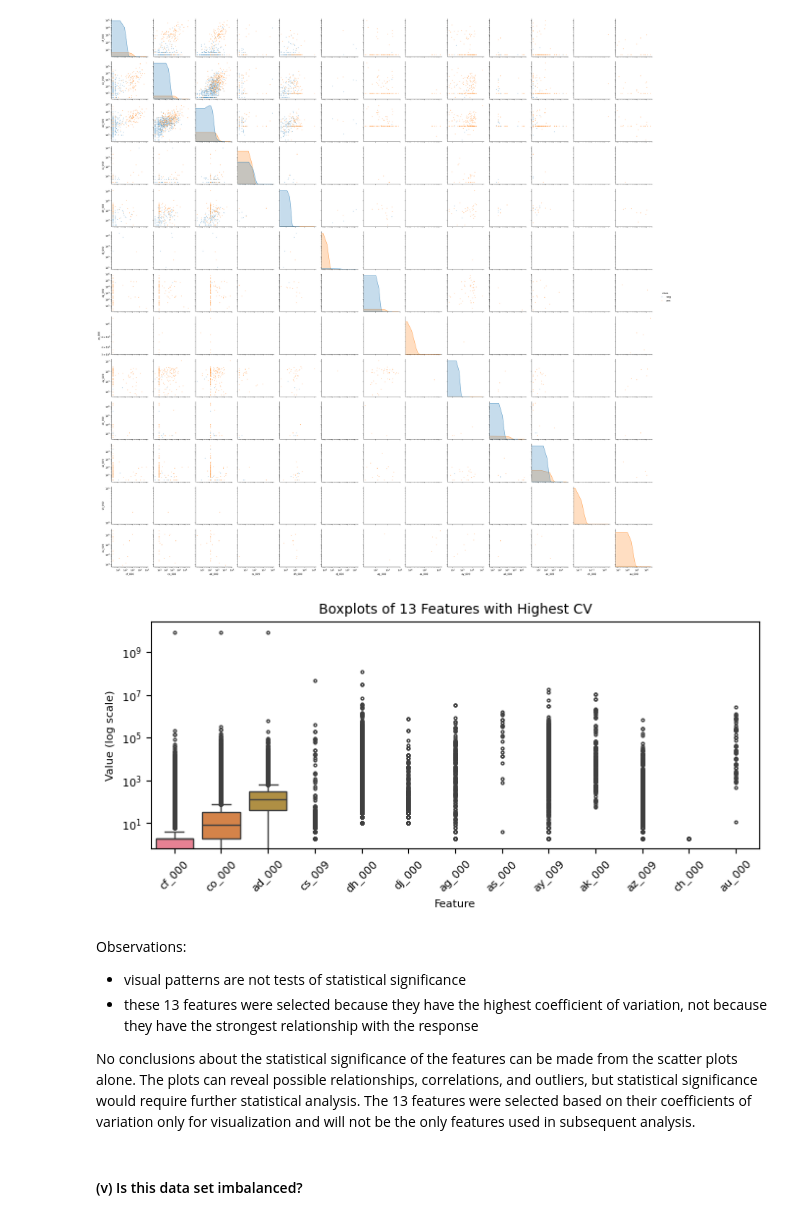
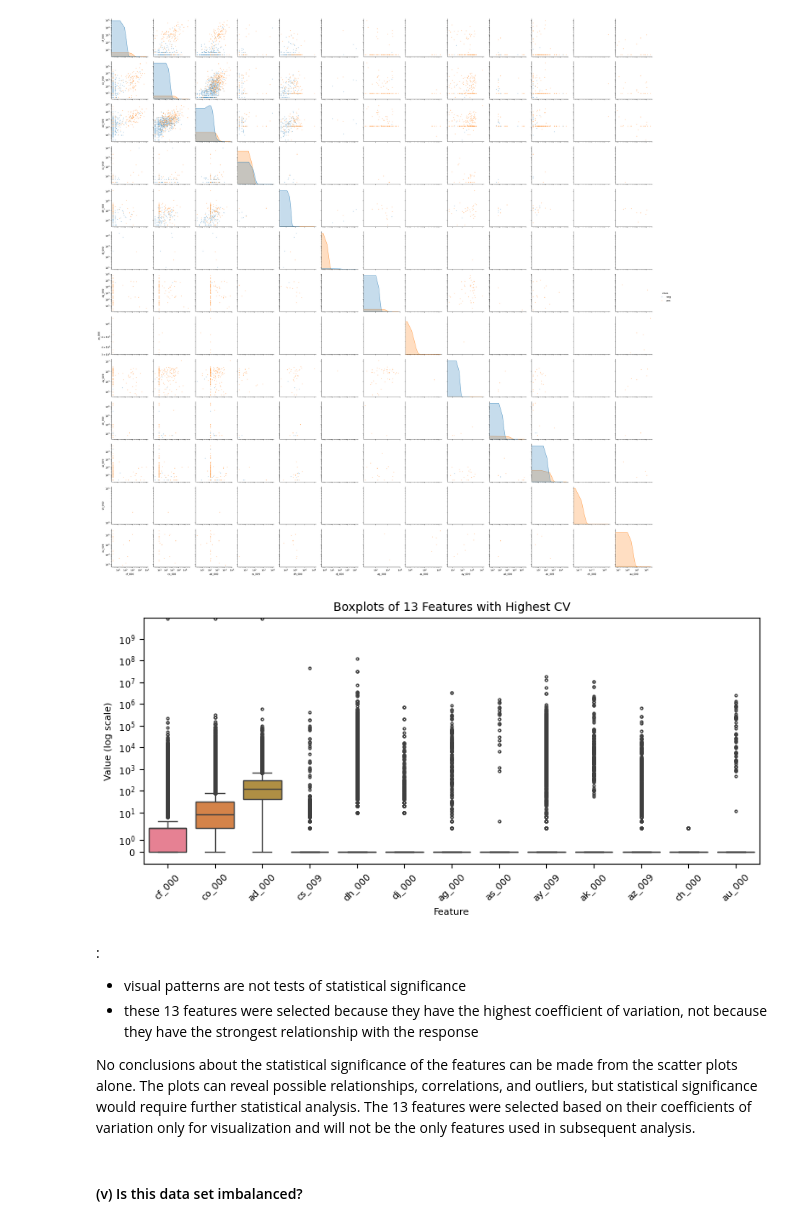
Before and after one commit to gblombach/DSCI-552_Homework_6, a Jupyter notebook: notebooks/Blombach_George_HW6.ipynb, the cells around one changed output. Drawn from its saved outputs; the diff is of its cells as text; code cells hidden in the pictures.

```diff
--- a/notebooks/Blombach_George_HW6.ipynb
+++ b/notebooks/Blombach_George_HW6.ipynb
@@ -37,10 +37,10 @@ train = pd.read_csv('../data/aps_failure_training_set.csv', skiprows=20, header=
 For this assignment I will use **median imputation** because it is simple and it does not discard otherwise useful observations.
 # %%
 #separate values before imputation
-X_train = train.drop(columns="class")
-y_train = train["class"]
-X_test = test.drop(columns="class")
-y_test = test["class"]
+X_train = train.drop(columns="class").copy()
+y_train = train["class"].copy()
+X_test = test.drop(columns="class").copy()
+y_test = test["class"].copy()
 
 #setup imputer
 imputer = SimpleImputer(strategy="median")
@@ -103,19 +103,21 @@ plt.show()
 # %% [output]
 [figure]
 # %%
-plt.figure(figsize=(8, 3))
+plt.figure(figsize=(8, 4))
 sns.boxplot(data=X_train_imputed[top_13], flierprops={'markersize': 2})
-plt.yscale("log")
+plt.yscale("symlog")
 plt.xticks(rotation=45, fontsize=8)
 plt.yticks(fontsize=8)
 plt.xlabel("Feature", fontsize=8)
 plt.ylabel("Value (log scale)", fontsize=8)
 plt.title("Boxplots of 13 Features with Highest CV", fontsize=10)
+plt.ylim(bottom=-1) #show the zeros
+plt.tight_layout()
 plt.show()
 # %% [output]
-[figure, old version]
+[figure, new version]
 # %% [markdown]
-Observations:
+:
 
 - visual patterns are not tests of statistical significance
 - these 13 features were selected because they have the highest coefficient of variation, not because they have the strongest relationship with the response
```
Also changed, not shown: parts of 10 cells of this notebook.
